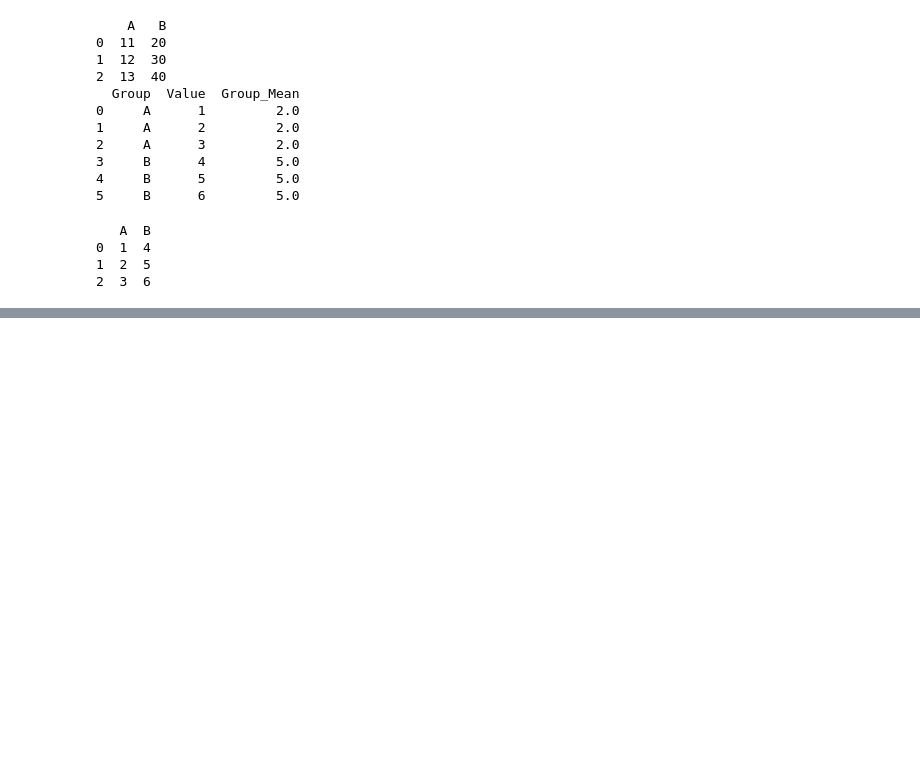
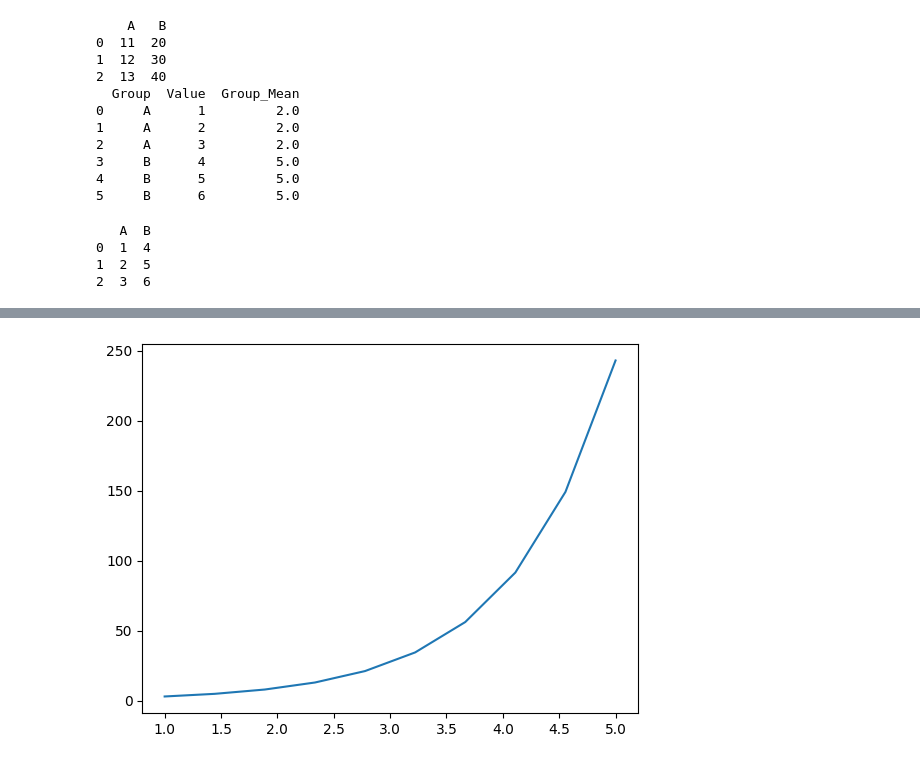
Before and after one commit to taciya/kaggle.atws, a Jupyter notebook: atws-main2.ipynb, the cells around one changed output, grey strips where cells are left out. Saved outputs shown, nothing was run; the diff lists cells and outputs as text; code cells hidden in the pictures; blank space fills up the shorter version.

```diff
--- a/atws-main2.ipynb
+++ b/atws-main2.ipynb
@@ -520,0 +557,11 @@ plt.show()
+# %%
+import numpy as np
+import matplotlib.pyplot as plt
+
+x = np.linspace(1, 5,10) #创建一个包含10个元素的数组，这些元素均匀分布在1到5之间
+y = np.logspace(1, 5,10,base=3) #创建一个包含10个元素的数组，这些元素均匀分布在2^1到2^5之间
+
+plt.plot(x, y)
+plt.show()
+# %% [output]
+[figure, added]
```
Also changed, not shown: parts of 6 cells of this notebook.
